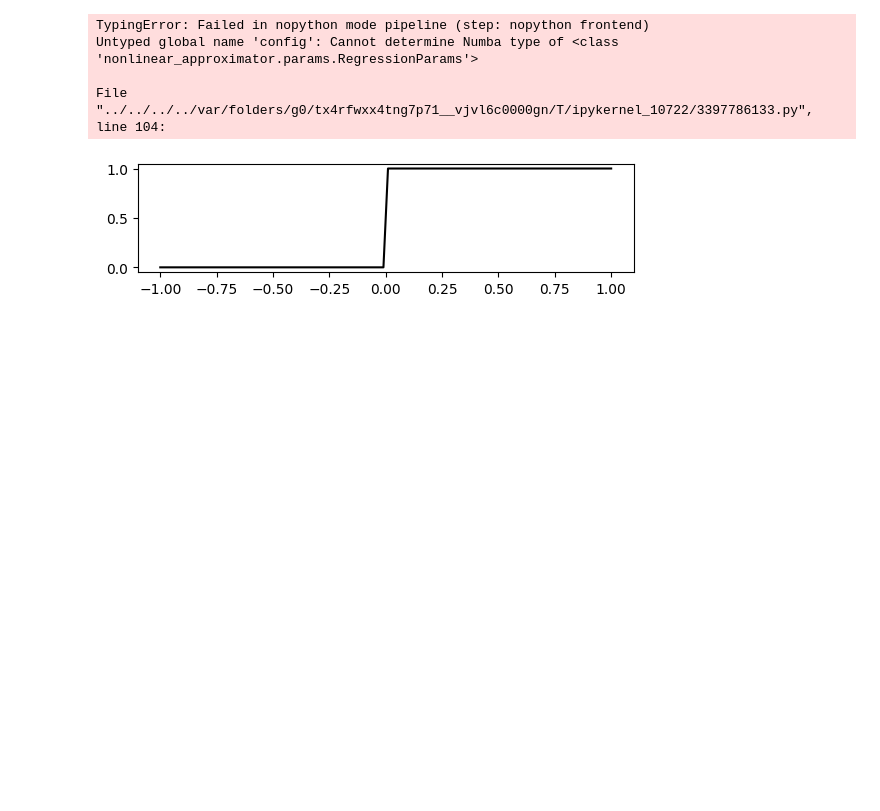
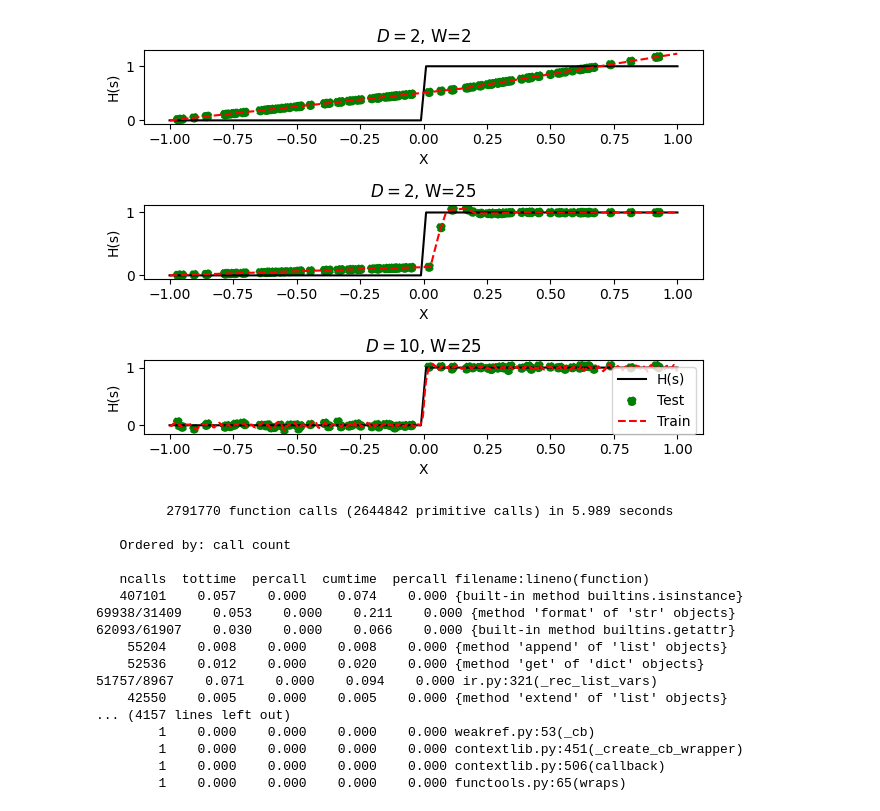
Before and after one commit to Fritz17236/untitled, a Jupyter notebook: square.ipynb, the cells around one changed output. Cells and saved outputs as stored; diff of their text form; code cells hidden in the pictures; blank space fills up the shorter version.

```diff
--- a/square.ipynb
+++ b/square.ipynb
@@ -45,10 +45,6 @@ config3 = params.RegressionParams(
 )
 
 def gen_neurons(dimension, number):
-    # neurons = np.random.normal(loc=0, scale=1, size=(config.input_dimension, config.width))
-    # neurons = np.random.uniform(low=-1, high=1, size=(config.input_dimension, config.width))
-    # neurons = neurons / np.linalg.norm(neurons, axis=0)
-    # neurons = np.asarray(neurons)
     sampler = qmc.LatinHypercube(d=dimension)
     sample = sampler.random(n=number)
 
@@ -70,7 +66,7 @@ def step(x):
     out[x == 0] = .5
     return out
 
-
+@numba.jit(nopython=True)
 def compute_activations(neurons, input_x, depth, width):
     num_samples, dim_input = input_x.shape
     # neurons have dim_input x config.width shape
@@ -78,8 +74,6 @@ def compute_activations(neurons, input_x, depth, width):
     for idx_sample in range(num_samples):
         for idx_layer in range(depth):
             if idx_layer == 0:
-                # dots = neurons.T @ input_x[idx_sample, :]
-                # activations[idx_sample, idx_layer, :] = np.where(dots > 0, dots, 0)
                 sample =  np.expand_dims(input_x[idx_sample, :], axis=-1)
                 activations[idx_sample, idx_layer, :] = .5*(sample+1).T @ neurons#1 - np.linalg.norm(neurons - sample,axis=0)/(2 * np.sqrt(dim_input))
 
@@ -89,6 +83,7 @@ def compute_activations(neurons, input_x, depth, width):
                 )
     return activations
 
+@numba.jit(nopython=True)
 def flatten_activations(acts: NDArray[np.floating]) -> NDArray[np.floating]:
     num_samples, depth, width = acts.shape
     flattened = np.zeros((num_samples, depth * width), dtype=np.float64)
@@ -102,7 +97,7 @@ def accum(input_x, output_y, neurons, depth, width):
     n_samples = input_x.shape[0]
     batch_xs = np.array_split(input_x, n_samples // batch_size, axis=0)
     batch_ys = np.array_split(output_y, n_samples // batch_size, axis=0)
-    DW = config.depth * config.width
+    DW = depth * width
     AtA = np.zeros((DW, DW))
     Atb = np.zeros((DW,1))
     for batch_x, batch_y in zip(batch_xs, batch_ys):
@@ -148,36 +143,49 @@ with cProfile.Profile() as pr:
         #     x1, x2, y1, y2 = -1, -0.7, -.003, 0.004  # subregion of the original image
         #     ax = plt.gca()
         #     axins = ax.inset_axes(
         #         [0.15, 0.45, 0.2, 0.5],
         #         xlim=(x1, x2), ylim=(y1, y2))
         #     axins.plot(xs, preds, ls='dotted', c='g')
         #     axins.plot(xs, step(xs), label='H(x)', c='black')
 
 
         #     ax.indicate_inset_zoom(axins, edgecolor="black", )
         #     axins.ticklabel_format(style='scientific', axis='both', scilimits=(0, 0))
 
         sortidx_train = np.argsort(xs_train,axis=0)
         sortidx_test = np.argsort(xs_test, axis=0)
 
         truth_test = truth_test[sortidx_test].squeeze()
 
         # err = rmse(truth_test[sortidx_test], preds[sortidx_test])
         plt.scatter(xs_test[sortidx_test].squeeze(), preds[sortidx_test].squeeze(), ls='--', c='g', label='Test')
         plt.plot(xs_train[sortidx_train].squeeze(), preds_fit[sortidx_train].squeeze(), ls='--', c='r', label='Train')
         plt.xlabel("X")
         plt.ylabel("H(s)")
         plt.title(f"$D={config.depth}$, W={config.width}")
 
     plt.legend()
     plt.gcf().tight_layout()
     plt.ion()
     plt.show()
 
-    pr.print_stats(sort='cumtime')
+    pr.print_stats(sort='ncalls')
 # %% [output]
+[figure, new version]
-TypingError: Failed in nopython mode pipeline (step: nopython frontend)
-Untyped global name 'config': Cannot determine Numba type of <class 'nonlinear_approximator.params.RegressionParams'>
+         2791770 function calls (2644842 primitive calls) in 5.989 seconds
 
-File "../../../../var/folders/g0/tx4rfwxx4tng7p71__vjvl6c0000gn/T/ipykernel_10722/3397786133.py", line 104:
+   Ordered by: call count
+
+   ncalls  tottime  percall  cumtime  percall filename:lineno(function)
+   407101    0.057    0.000    0.074    0.000 {built-in method builtins.isinstance}
+69938/31409    0.053    0.000    0.211    0.000 {method 'format' of 'str' objects}
+62093/61907    0.030    0.000    0.066    0.000 {built-in method builtins.getattr}
+    55204    0.008    0.000    0.008    0.000 {method 'append' of 'list' objects}
+    52536    0.012    0.000    0.020    0.000 {method 'get' of 'dict' objects}
+51757/8967    0.071    0.000    0.094    0.000 ir.py:321(_rec_list_vars)
+    42550    0.005    0.000    0.005    0.000 {method 'extend' of 'list' objects}
+... (4157 lines left out)
+        1    0.000    0.000    0.000    0.000 weakref.py:53(_cb)
+        1    0.000    0.000    0.000    0.000 contextlib.py:451(_create_cb_wrapper)
+        1    0.000    0.000    0.000    0.000 contextlib.py:506(callback)
+        1    0.000    0.000    0.000    0.000 functools.py:65(wraps)
-[figure, old version]
```
Also changed, not shown: 5 other files.
